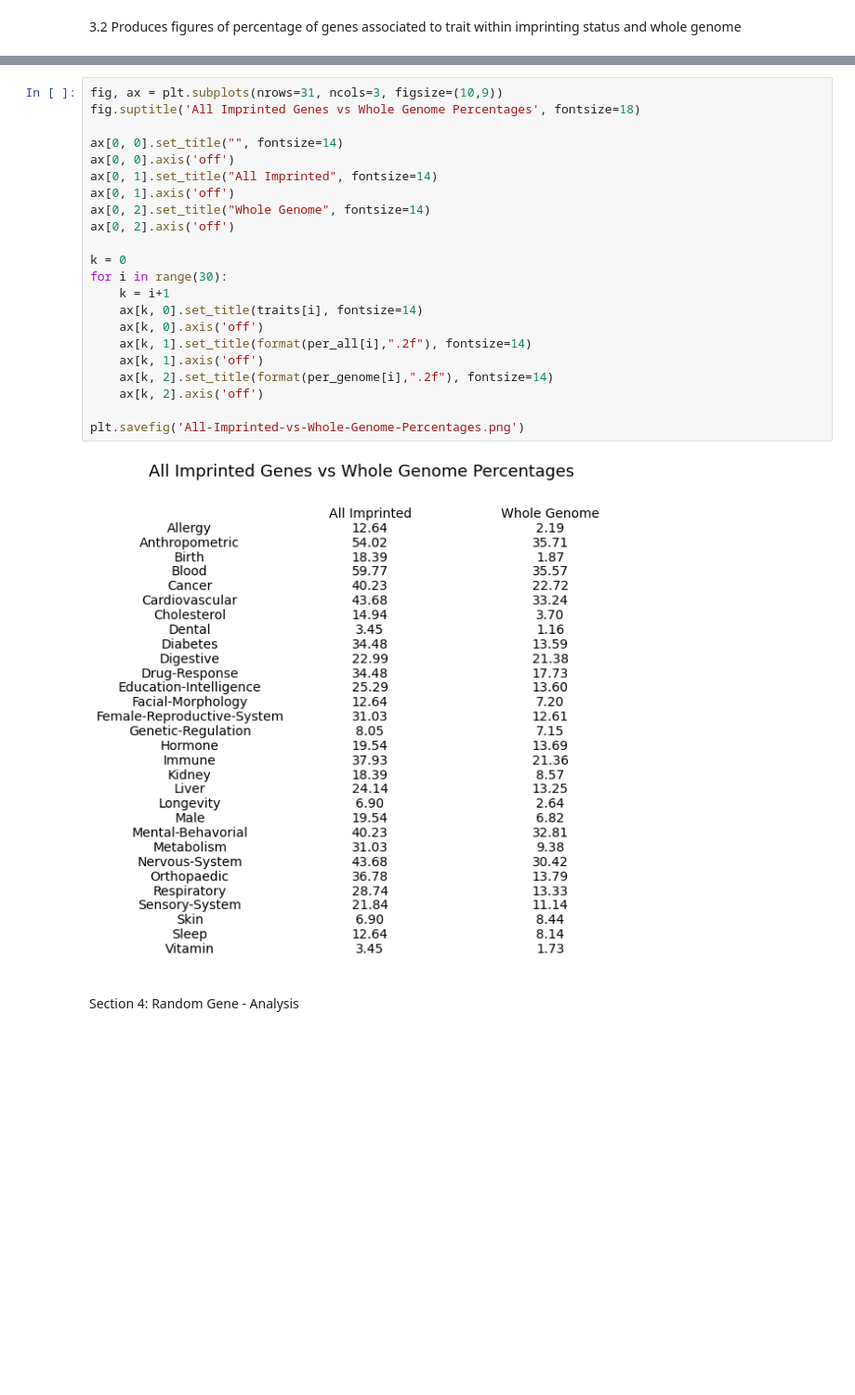
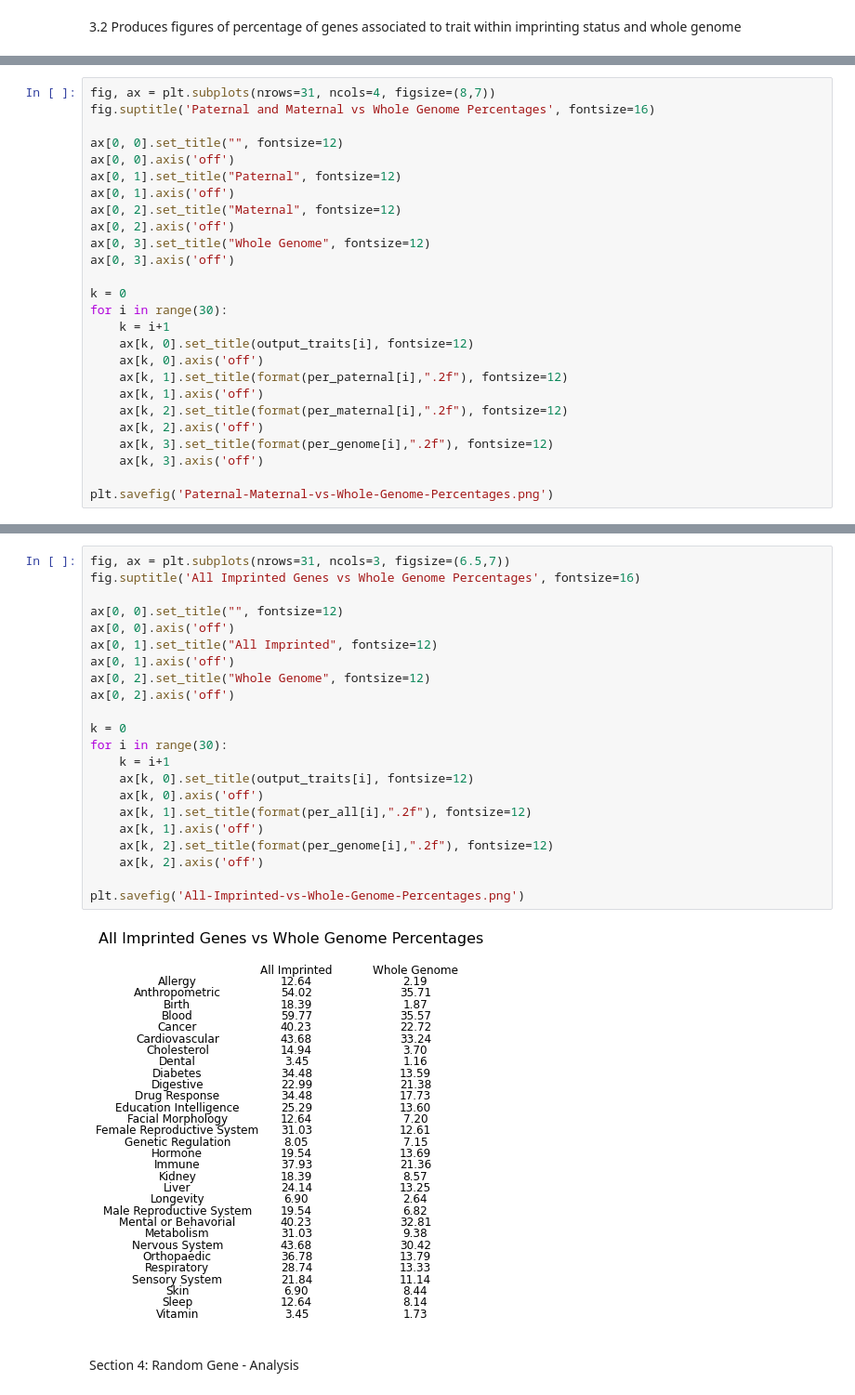
Before and after one commit to spanayotti/GD5999---Code, a Jupyter notebook: Imprinted_Gene_Analysis.ipynb, the cells around one changed output, grey strips where cells are left out. Shown at 93% size. Cells and saved outputs as stored; diff of their text form; blank space fills up the shorter version.

```diff
--- a/Imprinted_Gene_Analysis.ipynb
+++ b/Imprinted_Gene_Analysis.ipynb
@@ -1264,0 +1243,26 @@ plt.savefig('Paternal-Maternal-vs-Whole-Genome-Percentages.png')
+# %%
+fig, ax = plt.subplots(nrows=31, ncols=4, figsize=(8,7))
+fig.suptitle('Paternal and Maternal vs Whole Genome Percentages', fontsize=16)
+
+ax[0, 0].set_title("", fontsize=12)
+ax[0, 0].axis('off')
+ax[0, 1].set_title("Paternal", fontsize=12)
+ax[0, 1].axis('off')
+ax[0, 2].set_title("Maternal", fontsize=12)
+ax[0, 2].axis('off')
+ax[0, 3].set_title("Whole Genome", fontsize=12)
+ax[0, 3].axis('off')
+
+k = 0
+for i in range(30):
+    k = i+1
+    ax[k, 0].set_title(output_traits[i], fontsize=12)
+    ax[k, 0].axis('off')
+    ax[k, 1].set_title(format(per_paternal[i],".2f"), fontsize=12)
+    ax[k, 1].axis('off')
+    ax[k, 2].set_title(format(per_maternal[i],".2f"), fontsize=12)
+    ax[k, 2].axis('off')
+    ax[k, 3].set_title(format(per_genome[i],".2f"), fontsize=12)
+    ax[k, 3].axis('off')
+
+plt.savefig('Paternal-Maternal-vs-Whole-Genome-Percentages.png')
@@ -1265,27 +1271,27 @@ plt.savefig('Paternal-Maternal-vs-Whole-Genome-Percentages.png')
 # %%
-fig, ax = plt.subplots(nrows=31, ncols=3, figsize=(10,9))
-fig.suptitle('All Imprinted Genes vs Whole Genome Percentages', fontsize=18)
+fig, ax = plt.subplots(nrows=31, ncols=3, figsize=(6.5,7))
+fig.suptitle('All Imprinted Genes vs Whole Genome Percentages', fontsize=16)
 
-ax[0, 0].set_title("", fontsize=14)
+ax[0, 0].set_title("", fontsize=12)
 ax[0, 0].axis('off')
-ax[0, 1].set_title("All Imprinted", fontsize=14)
+ax[0, 1].set_title("All Imprinted", fontsize=12)
 ax[0, 1].axis('off')
-ax[0, 2].set_title("Whole Genome", fontsize=14)
+ax[0, 2].set_title("Whole Genome", fontsize=12)
 ax[0, 2].axis('off')
 
 k = 0
 for i in range(30):
     k = i+1
-    ax[k, 0].set_title(traits[i], fontsize=14)
+    ax[k, 0].set_title(output_traits[i], fontsize=12)
     ax[k, 0].axis('off')
-    ax[k, 1].set_title(format(per_all[i],".2f"), fontsize=14)
+    ax[k, 1].set_title(format(per_all[i],".2f"), fontsize=12)
     ax[k, 1].axis('off')
-    ax[k, 2].set_title(format(per_genome[i],".2f"), fontsize=14)
+    ax[k, 2].set_title(format(per_genome[i],".2f"), fontsize=12)
     ax[k, 2].axis('off')
 
 plt.savefig('All-Imprinted-vs-Whole-Genome-Percentages.png')
 # %% [output]
-[figure, old version]
+[figure, new version]
 # %% [markdown]
 Section 4: Random Gene - Analysis
 # %% [markdown]
```
Also changed, not shown: parts of 17 cells of this notebook.
